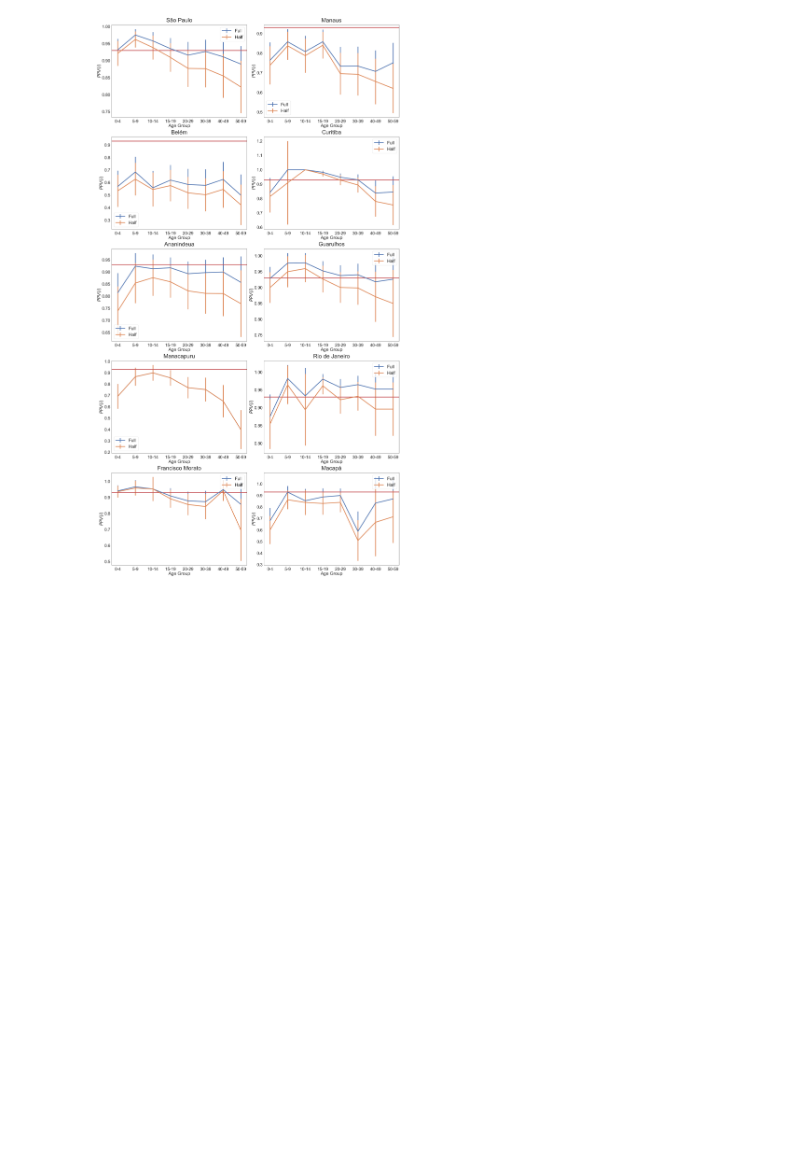
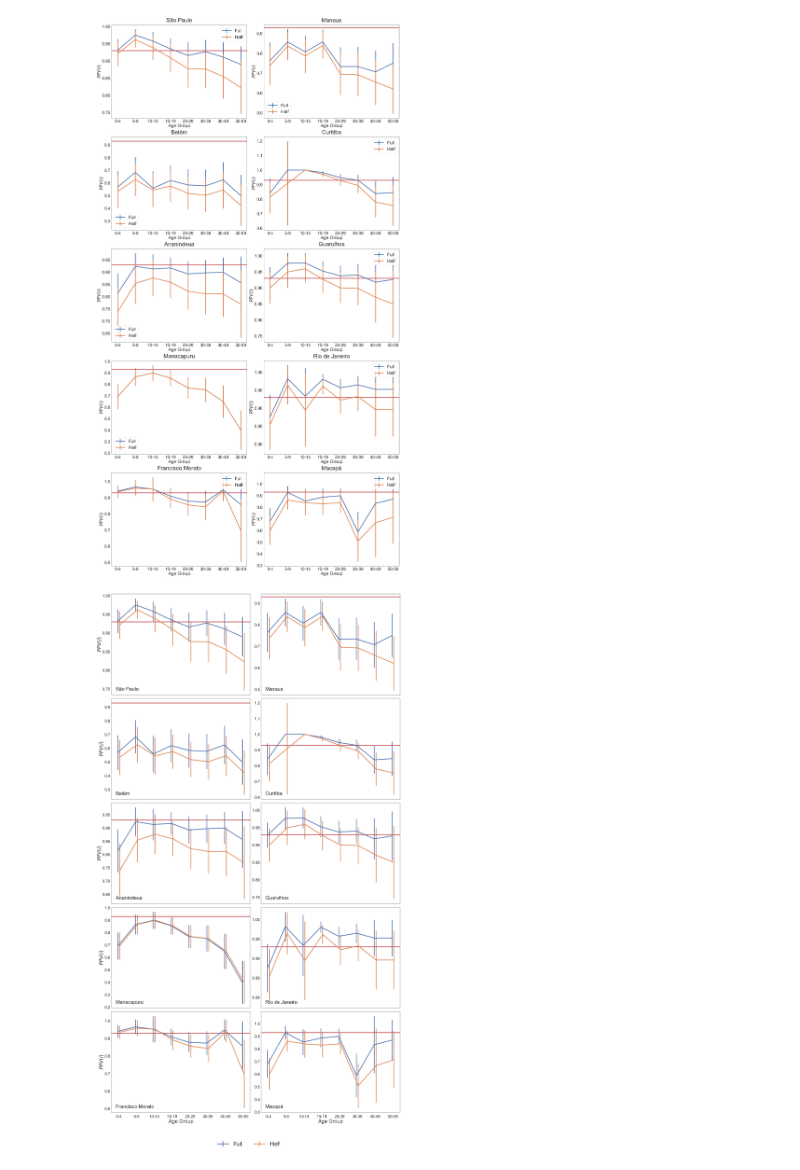
Before and after one commit to denisecammarota/measles-vacc-coverage, a Jupyter notebook: Notebooks/05_S0_Errors_Estimation_Paper_2.ipynb, the cells around one changed output. Saved outputs shown, nothing was run; the diff lists cells and outputs as text; code cells hidden in the pictures; blank space fills up the shorter version.

Commit message:
improved plot

```diff
--- a/Notebooks/05_S0_Errors_Estimation_Paper_2.ipynb
+++ b/Notebooks/05_S0_Errors_Estimation_Paper_2.ipynb
@@ -190,3 +190,68 @@ plt.savefig('../Figs/subplots_coverage_plot.pdf',bbox_inches='tight')
 plt.show()
 # %% [output]
 [figure]
+# %%
+c = 0
+fig, ax = plt.subplots(5,2,figsize=(30,55))
+
+muns_name = ['São Paulo','Manaus','Belém','Curitiba','Ananindeua',
+             'Guarulhos','Manacapuru','Rio de Janeiro',
+             'Francisco Morato','Macapá']
+
+age_labels = ['0-4','5-9','10-14','15-19','20-29','30-39','40-49','50-59']
+
+mpl.rcParams['xtick.major.pad'] = 10
+mpl.rcParams['xtick.minor.pad'] = 10
+
+delta = 0.05
+
+for i in range(5):
+    for j in range(2):
+
+        # plots
+        line1 = ax[i,j].errorbar(np.arange(len(cov_1[c])) - delta, cov_1[c],
+                                 yerr=e_cov_1[c], linewidth=5, label='Full')
+
+        line2 = ax[i,j].errorbar(np.arange(len(cov_2[c])) + delta, cov_2[c],
+                                 yerr=e_cov_2[c], linewidth=5, label='Half')
+
+        # horizontal reference line
+        ax[i,j].axhline(0.93, color='r', linewidth=5)
+
+        # axis labels only where needed
+        if i == 4:  # only bottom row
+            ax[i,j].set_xticks(np.arange(len(age_labels)))
+            ax[i,j].set_xticklabels(age_labels, fontsize=30)
+            ax[i,j].set_xlabel('Age Group', fontsize=36)
+        else:
+            ax[i,j].set_xticks(np.arange(len(age_labels)))
+            ax[i,j].set_xticklabels([])
+
+        if j == 0:  # only left column
+            ax[i,j].set_ylabel(r'$PPV(i)$', fontsize=36)
+
+        # ticks
+        ax[i,j].tick_params(axis='both', which='major', labelsize=28)
+
+        # city name
+        ax[i,j].text(0.03, 0.08, muns_name[c],
+                     transform=ax[i,j].transAxes,
+                     fontsize=35,
+                     verticalalignment='top',
+                     bbox=dict(facecolor='white', edgecolor='none', alpha=0.7))
+
+        c += 1
+
+# legend below everything
+fig.legend([line1, line2], ['Full', 'Half'],
+           loc='lower center',
+           ncol=2,
+           fontsize=40,
+           frameon=False)
+
+plt.tight_layout(rect=[0,0.05,1,1])  # leave space for legend
+
+plt.savefig('../Figs/subplots_coverage_plot.pdf', bbox_inches='tight')
+plt.show()
+# %% [output]
+[figure, added]
```
Also changed, not shown: parts of 1 cell of this notebook, 1 other file.
